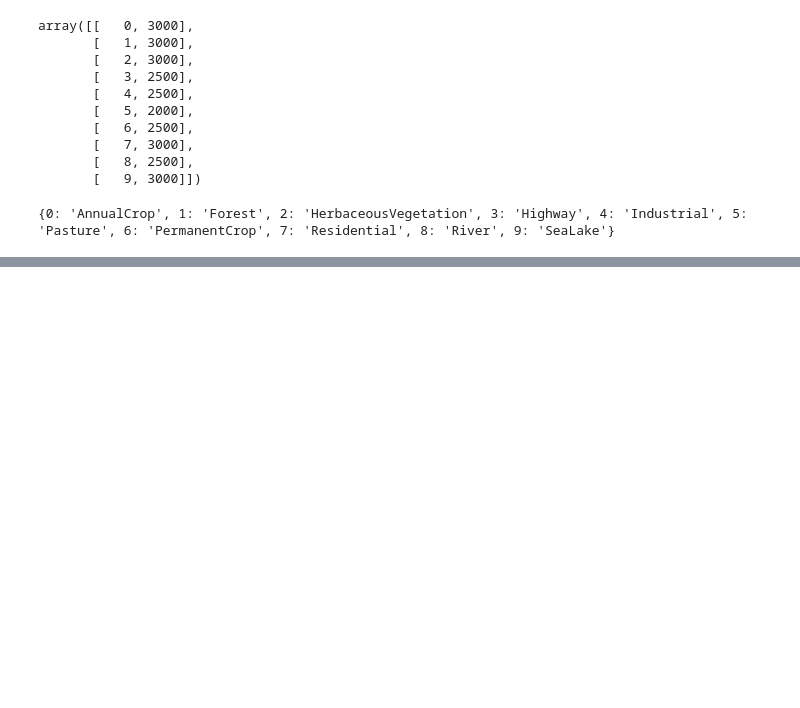
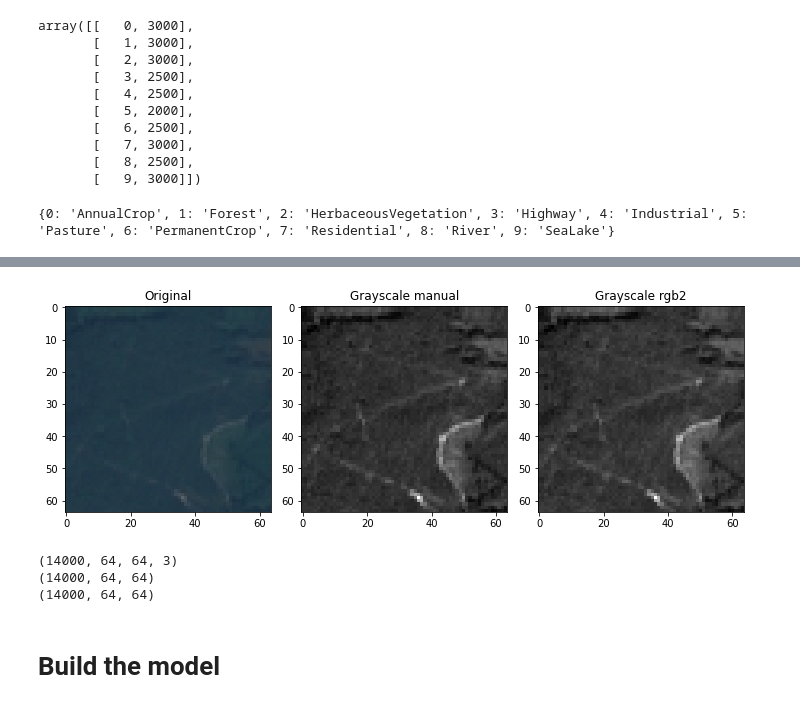
Before and after one commit to DommiiUdomp/Dommii, a Jupyter notebook: eusat_new.ipynb, the cells around one changed output, grey strips where cells are left out. Drawn from its saved outputs; the diff is of its cells as text; code cells hidden in the pictures; blank space fills up the shorter version.

```diff
--- a/eusat_new.ipynb
+++ b/eusat_new.ipynb
@@ -149,0 +243,11 @@ for i in range (5) :
+# %%
+#Create an RGB representation of a gray-level image.
+#Manual
+X_train_BW = np.zeros([X_train_scaled.shape[0], X_train_scaled.shape[1], X_train_scaled.shape[2]])
+X_test_BW = np.zeros([X_test_scaled.shape[0], X_test_scaled.shape[1],X_test_scaled.shape[2]])
+#or
+X_train_BW = np.average(X_train_scaled, axis=-1)
+X_test_BW = np.average(X_test_scaled, axis=-1)
+# %%
+X_train_g = rgb2gray(X_train_scaled)
+X_test_g = rgb2gray(X_test_scaled)
@@ -149,0 +258,28 @@ for i in range (5) :
+# %%
+from scipy.sparse.construct import random
+#Plot compare
+fig, axes = plt.subplots(1, 3, figsize=(10, 4))
+ax = axes.ravel()
+
+a = np.random.choice(X_train_scaled.shape[0])
+ax[0].imshow(X_train_scaled[a])
+ax[0].set_title("Original")
+ax[1].imshow(X_train_BW[a], cmap=plt.cm.gray)
+ax[1].set_title("Grayscale manual")
+ax[2].imshow(X_train_g[a], cmap=plt.cm.gray)
+ax[2].set_title("Grayscale rgb2")
+
+fig.tight_layout()
+plt.show()
+# %% [output]
+[figure, added]
+# %%
+print(X_train_scaled.shape)
+print(X_train_BW.shape)
+print(X_train_g.shape)
+# %% [output]
+(14000, 64, 64, 3)
+(14000, 64, 64)
+(14000, 64, 64)
+# %% [markdown]
+# **Build the model**
```
Also changed, not shown: parts of 31 cells of this notebook.
